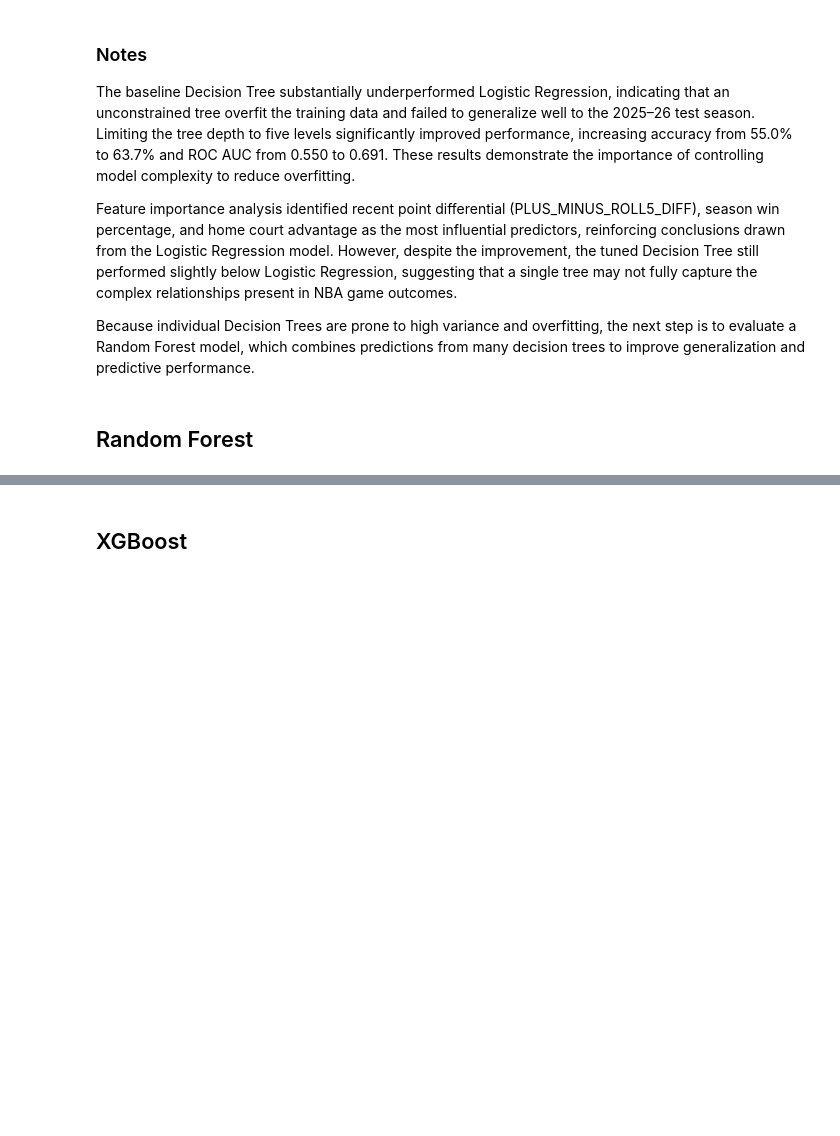
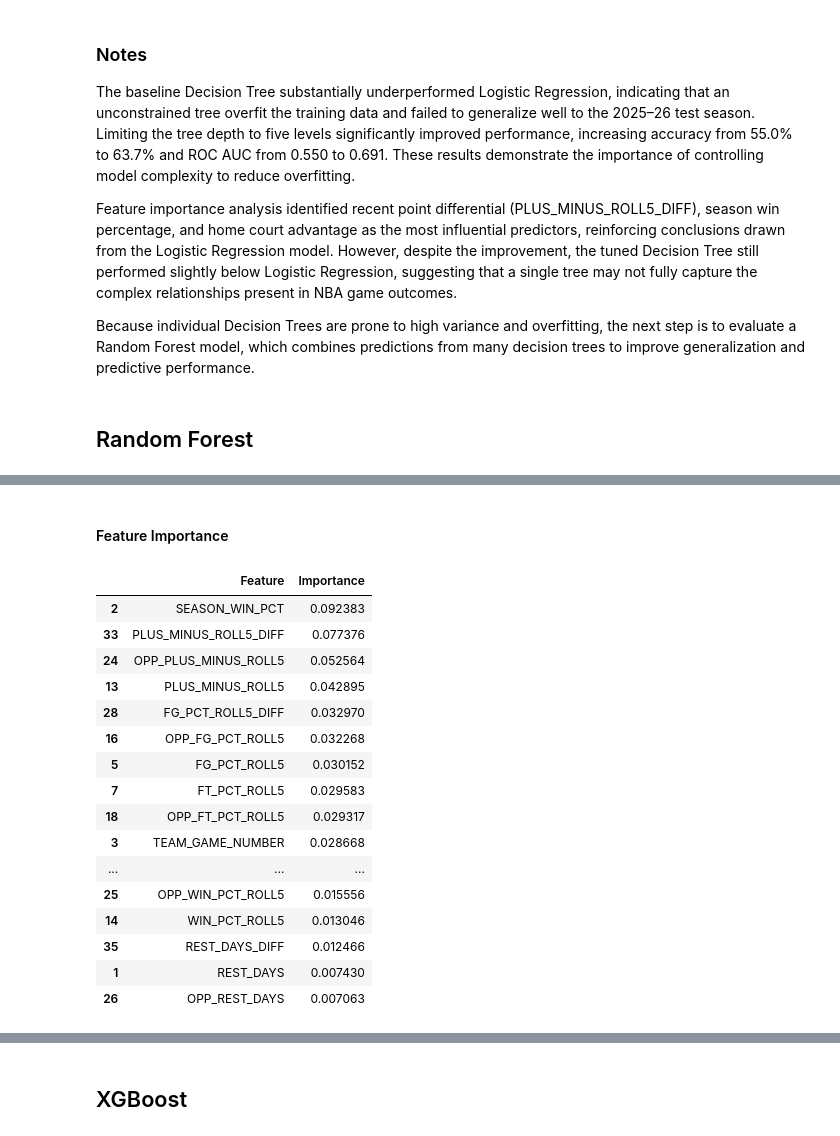
Before and after one commit to nam-doh/nba-prediction-engine, a Jupyter notebook: notebooks/03_predictive_modeling.ipynb, the cells around one changed output, grey strips where cells are left out. Drawn from its saved outputs; the diff is of its cells as text; code cells hidden in the pictures; blank space fills up the shorter version.

```diff
--- a/notebooks/03_predictive_modeling.ipynb
+++ b/notebooks/03_predictive_modeling.ipynb
@@ -912,0 +990,32 @@ Because individual Decision Trees are prone to high variance and overfitting, th
+# %% [markdown]
+#### Feature Importance
+# %%
+rf_importance = (
+    pd.DataFrame(
+        {
+            "Feature": X_train.columns,
+            "Importance": random_forest.feature_importances_,
+        }
+    )
+    .sort_values("Importance", ascending=False)
+)
+
+rf_importance
+# %% [output]
+|  | Feature | Importance |
+| 2 | SEASON_WIN_PCT | 0.092383 |
+| 33 | PLUS_MINUS_ROLL5_DIFF | 0.077376 |
+| 24 | OPP_PLUS_MINUS_ROLL5 | 0.052564 |
+| 13 | PLUS_MINUS_ROLL5 | 0.042895 |
+| 28 | FG_PCT_ROLL5_DIFF | 0.032970 |
+| 16 | OPP_FG_PCT_ROLL5 | 0.032268 |
+| 5 | FG_PCT_ROLL5 | 0.030152 |
+| 7 | FT_PCT_ROLL5 | 0.029583 |
+| 18 | OPP_FT_PCT_ROLL5 | 0.029317 |
+| 3 | TEAM_GAME_NUMBER | 0.028668 |
+| ... | ... | ... |
+| 25 | OPP_WIN_PCT_ROLL5 | 0.015556 |
+| 14 | WIN_PCT_ROLL5 | 0.013046 |
+| 35 | REST_DAYS_DIFF | 0.012466 |
+| 1 | REST_DAYS | 0.007430 |
+| 26 | OPP_REST_DAYS | 0.007063 |
```
Also changed, not shown: parts of 45 cells of this notebook, 2 other files.
